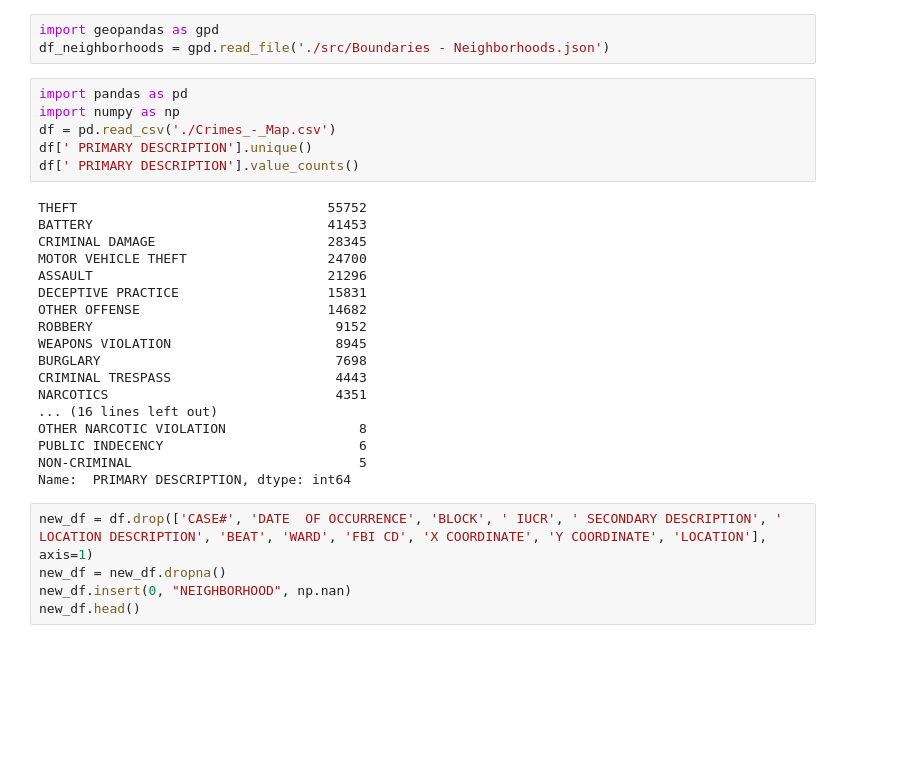
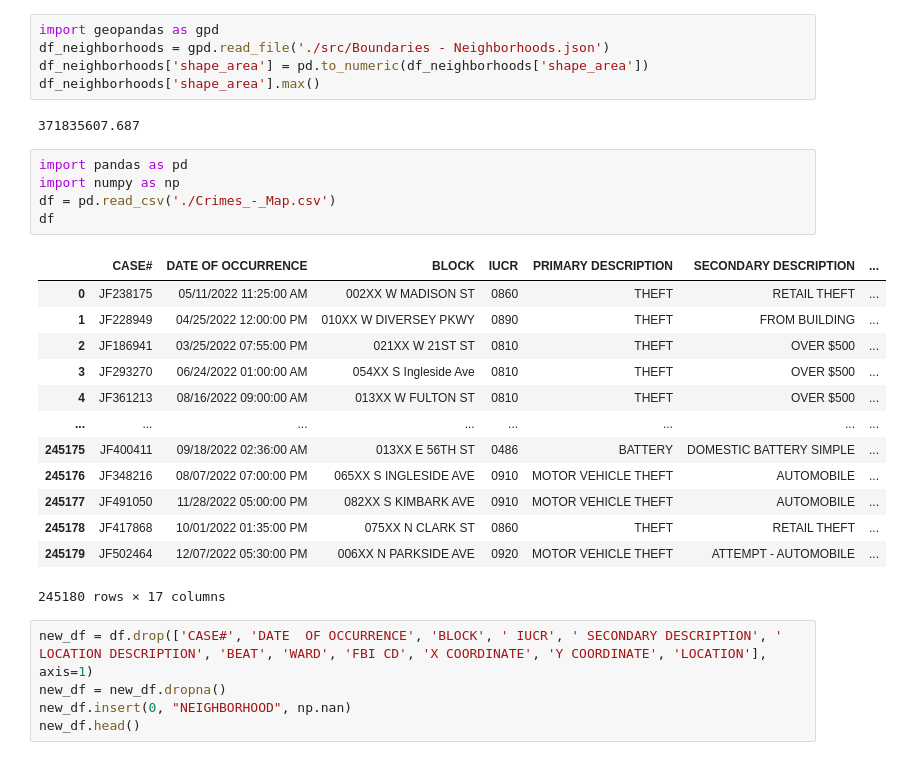
Before and after one commit to tonyxqing/chicago-theft-visualization, a Jupyter notebook: ChiDataSci.ipynb, the cells around one changed output. Drawn from its saved outputs; the diff is of its cells as text; blank space fills up the shorter version.

```diff
--- a/ChiDataSci.ipynb
+++ b/ChiDataSci.ipynb
@@ -22,30 +22,29 @@ os.listdir('./')
 # %%
 import geopandas as gpd
 df_neighborhoods = gpd.read_file('./src/Boundaries - Neighborhoods.json')
+df_neighborhoods['shape_area'] = pd.to_numeric(df_neighborhoods['shape_area'])
+df_neighborhoods['shape_area'].max()
+# %% [output]
+371835607.687
 # %%
 import pandas as pd
 import numpy as np
 df = pd.read_csv('./Crimes_-_Map.csv')
-df[' PRIMARY DESCRIPTION'].unique()
-df[' PRIMARY DESCRIPTION'].value_counts()
+df
 # %% [output]
+|  | CASE# | DATE OF OCCURRENCE | BLOCK | IUCR | PRIMARY DESCRIPTION | SECONDARY DESCRIPTION | ... |
+| 0 | JF238175 | 05/11/2022 11:25:00 AM | 002XX W MADISON ST | 0860 | THEFT | RETAIL THEFT | ... |
+| 1 | JF228949 | 04/25/2022 12:00:00 PM | 010XX W DIVERSEY PKWY | 0890 | THEFT | FROM BUILDING | ... |
+| 2 | JF186941 | 03/25/2022 07:55:00 PM | 021XX W 21ST ST | 0810 | THEFT | OVER $500 | ... |
+| 3 | JF293270 | 06/24/2022 01:00:00 AM | 054XX S Ingleside Ave | 0810 | THEFT | OVER $500 | ... |
+| 4 | JF361213 | 08/16/2022 09:00:00 AM | 013XX W FULTON ST | 0810 | THEFT | OVER $500 | ... |
+| ... | ... | ... | ... | ... | ... | ... | ... |
+| 245175 | JF400411 | 09/18/2022 02:36:00 AM | 013XX E 56TH ST | 0486 | BATTERY | DOMESTIC BATTERY SIMPLE | ... |
+| 245176 | JF348216 | 08/07/2022 07:00:00 PM | 065XX S INGLESIDE AVE | 0910 | MOTOR VEHICLE THEFT | AUTOMOBILE | ... |
+| 245177 | JF491050 | 11/28/2022 05:00:00 PM | 082XX S KIMBARK AVE | 0910 | MOTOR VEHICLE THEFT | AUTOMOBILE | ... |
+| 245178 | JF417868 | 10/01/2022 01:35:00 PM | 075XX N CLARK ST | 0860 | THEFT | RETAIL THEFT | ... |
+| 245179 | JF502464 | 12/07/2022 05:30:00 PM | 006XX N PARKSIDE AVE | 0920 | MOTOR VEHICLE THEFT | ATTEMPT - AUTOMOBILE | ... |
-THEFT                                55752
-BATTERY                              41453
-CRIMINAL DAMAGE                      28345
-MOTOR VEHICLE THEFT                  24700
-ASSAULT                              21296
-DECEPTIVE PRACTICE                   15831
-OTHER OFFENSE                        14682
-ROBBERY                               9152
-WEAPONS VIOLATION                     8945
-BURGLARY                              7698
-CRIMINAL TRESPASS                     4443
-NARCOTICS                             4351
-... (16 lines left out)
-OTHER NARCOTIC VIOLATION                 8
-PUBLIC INDECENCY                         6
-NON-CRIMINAL                             5
-Name:  PRIMARY DESCRIPTION, dtype: int64
+245180 rows × 17 columns
 # %%
 new_df = df.drop(['CASE#', 'DATE  OF OCCURRENCE', 'BLOCK', ' IUCR', ' SECONDARY DESCRIPTION', ' LOCATION DESCRIPTION', 'BEAT', 'WARD', 'FBI CD', 'X COORDINATE', 'Y COORDINATE', 'LOCATION'], axis=1)
 new_df = new_df.dropna()
```
Also changed, not shown: parts of 27 cells of this notebook, 4 other files.
